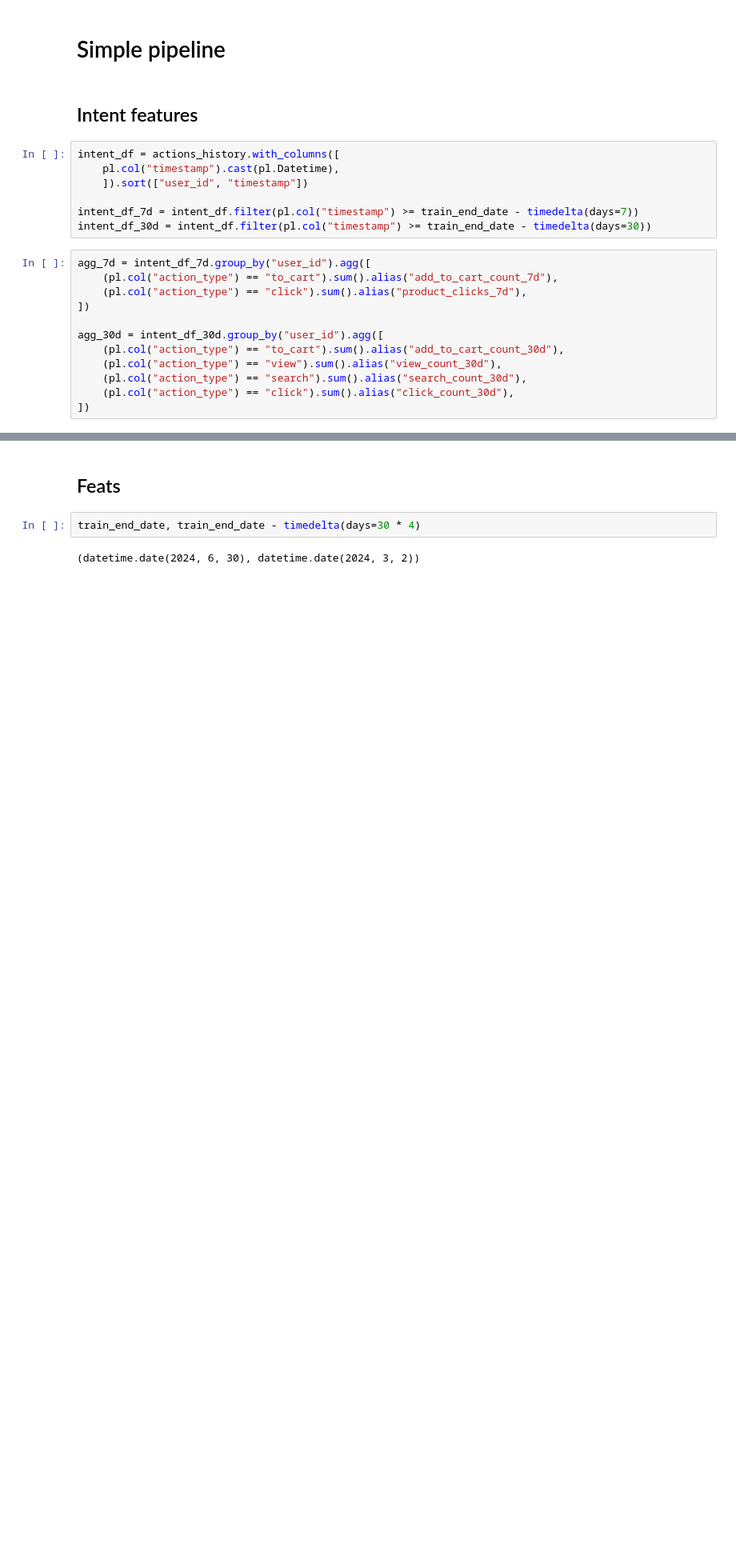
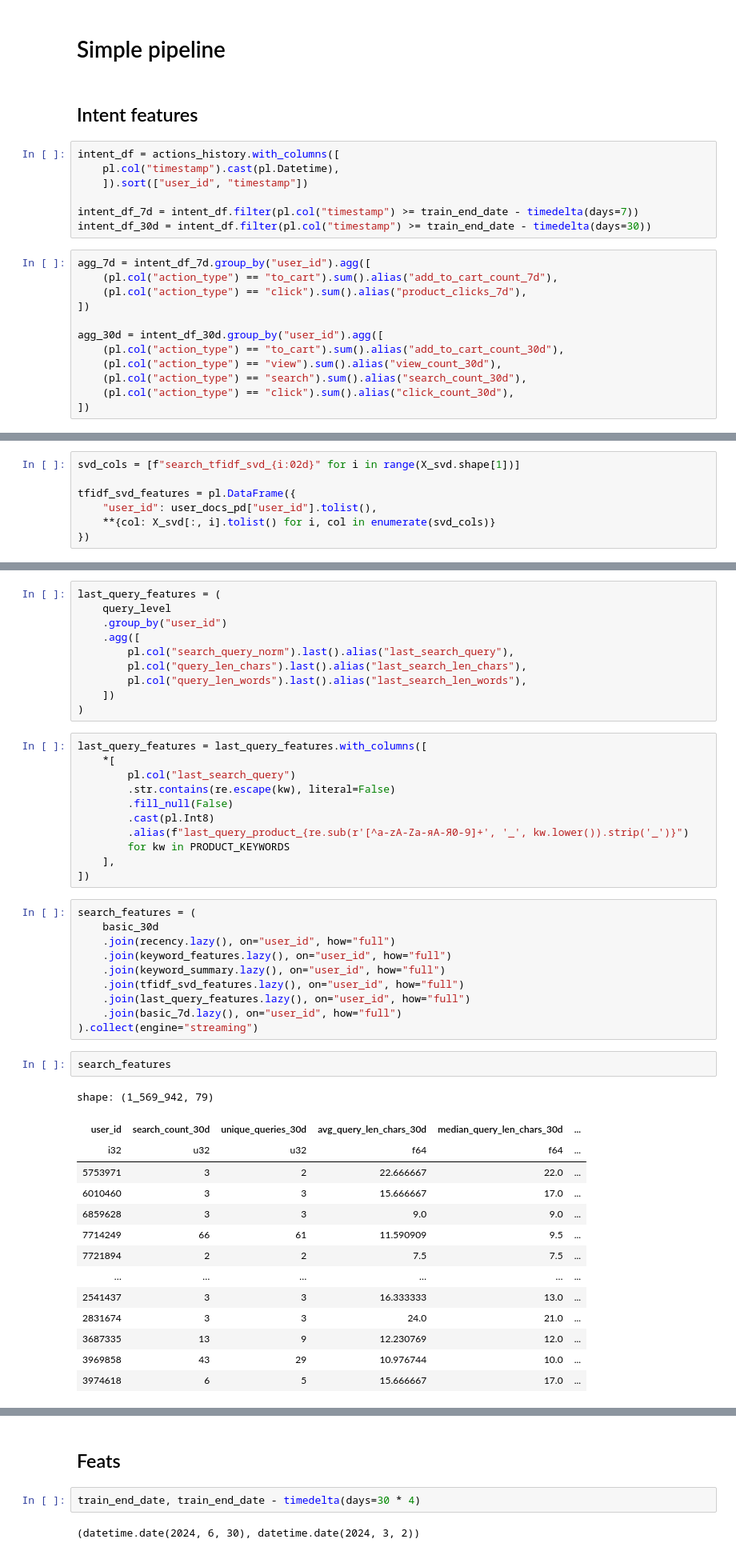
Before and after one commit to LumbaBalumba/aim_ml, a Jupyter notebook: 10/baseline_1_polars.ipynb, the cells around one changed output, grey strips where cells are left out. Shown at 80% size. Drawn from its saved outputs; the diff is of its cells as text; blank space fills up the shorter version.

```diff
--- a/10/baseline_1_polars.ipynb
+++ b/10/baseline_1_polars.ipynb
@@ -126,0 +309,7 @@ transitions = df_seq.group_by("user_id").agg([
+# %%
+svd_cols = [f"search_tfidf_svd_{i:02d}" for i in range(X_svd.shape[1])]
+
+tfidf_svd_features = pl.DataFrame({
+    "user_id": user_docs_pd["user_id"].tolist(),
+    **{col: X_svd[:, i].tolist() for i, col in enumerate(svd_cols)}
+})
@@ -126,0 +318,48 @@ transitions = df_seq.group_by("user_id").agg([
+# %%
+last_query_features = (
+    query_level
+    .group_by("user_id")
+    .agg([
+        pl.col("search_query_norm").last().alias("last_search_query"),
+        pl.col("query_len_chars").last().alias("last_search_len_chars"),
+        pl.col("query_len_words").last().alias("last_search_len_words"),
+    ])
+)
+# %%
+last_query_features = last_query_features.with_columns([
+    *[
+        pl.col("last_search_query")
+        .str.contains(re.escape(kw), literal=False)
+        .fill_null(False)
+        .cast(pl.Int8)
+        .alias(f"last_query_product_{re.sub(r'[^a-zA-Zа-яА-Я0-9]+', '_', kw.lower()).strip('_')}")
+        for kw in PRODUCT_KEYWORDS
+    ],
+])
+# %%
+search_features = (
+    basic_30d
+    .join(recency.lazy(), on="user_id", how="full")
+    .join(keyword_features.lazy(), on="user_id", how="full")
+    .join(keyword_summary.lazy(), on="user_id", how="full")
+    .join(tfidf_svd_features.lazy(), on="user_id", how="full")
+    .join(last_query_features.lazy(), on="user_id", how="full")
+    .join(basic_7d.lazy(), on="user_id", how="full")
+).collect(engine="streaming")
+# %%
+search_features
+# %% [output]
+shape: (1_569_942, 79)
+| user_id | search_count_30d | unique_queries_30d | avg_query_len_chars_30d | median_query_len_chars_30d | ... |
+| i32 | u32 | u32 | f64 | f64 | ... |
+| 5753971 | 3 | 2 | 22.666667 | 22.0 | ... |
+| 6010460 | 3 | 3 | 15.666667 | 17.0 | ... |
+| 6859628 | 3 | 3 | 9.0 | 9.0 | ... |
+| 7714249 | 66 | 61 | 11.590909 | 9.5 | ... |
+| 7721894 | 2 | 2 | 7.5 | 7.5 | ... |
+| … | … | … | … | … | ... |
+| 2541437 | 3 | 3 | 16.333333 | 13.0 | ... |
+| 2831674 | 3 | 3 | 24.0 | 21.0 | ... |
+| 3687335 | 13 | 9 | 12.230769 | 12.0 | ... |
+| 3969858 | 43 | 29 | 10.976744 | 10.0 | ... |
+| 3974618 | 6 | 5 | 15.666667 | 17.0 | ... |
```
Also changed, not shown: parts of 50 cells of this notebook.
